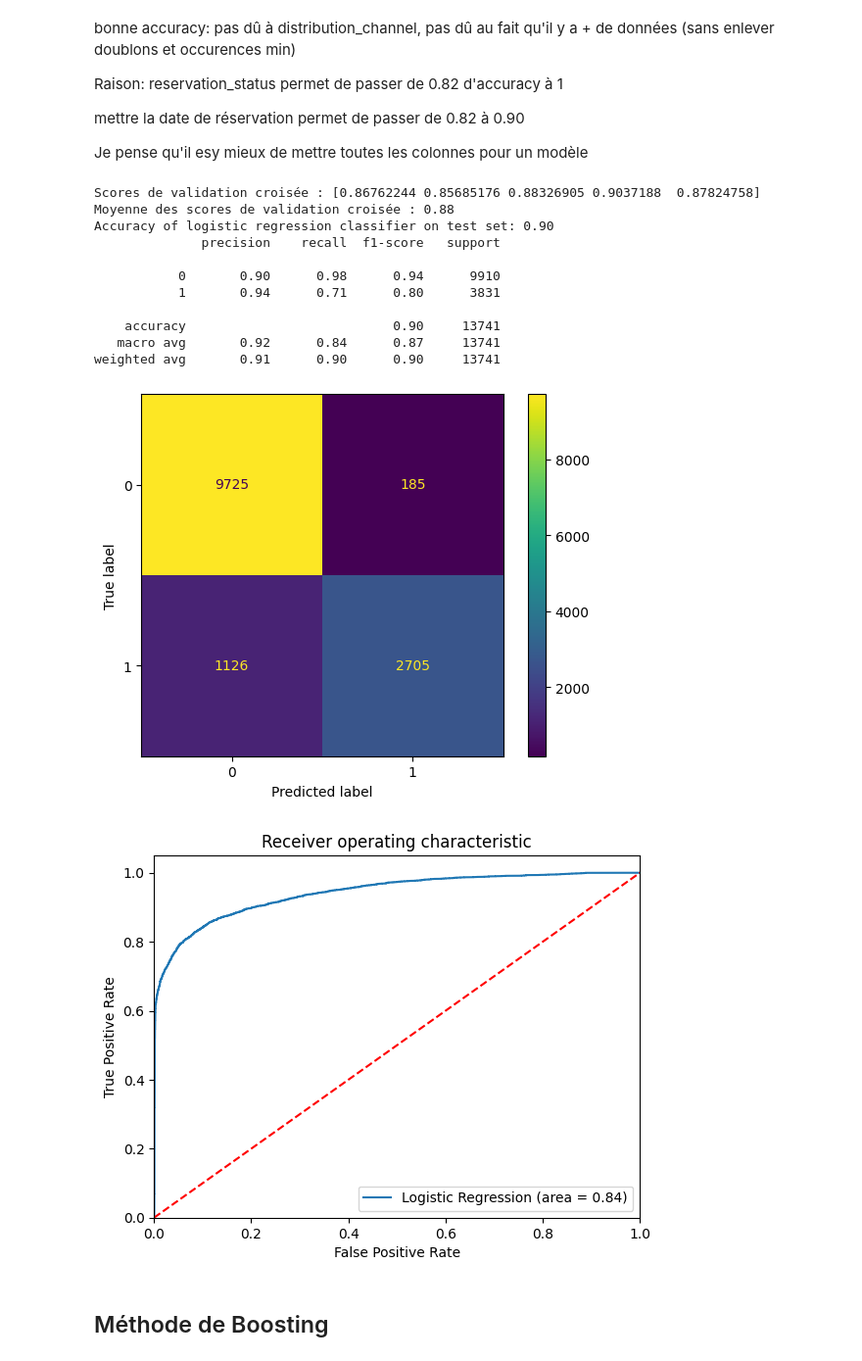
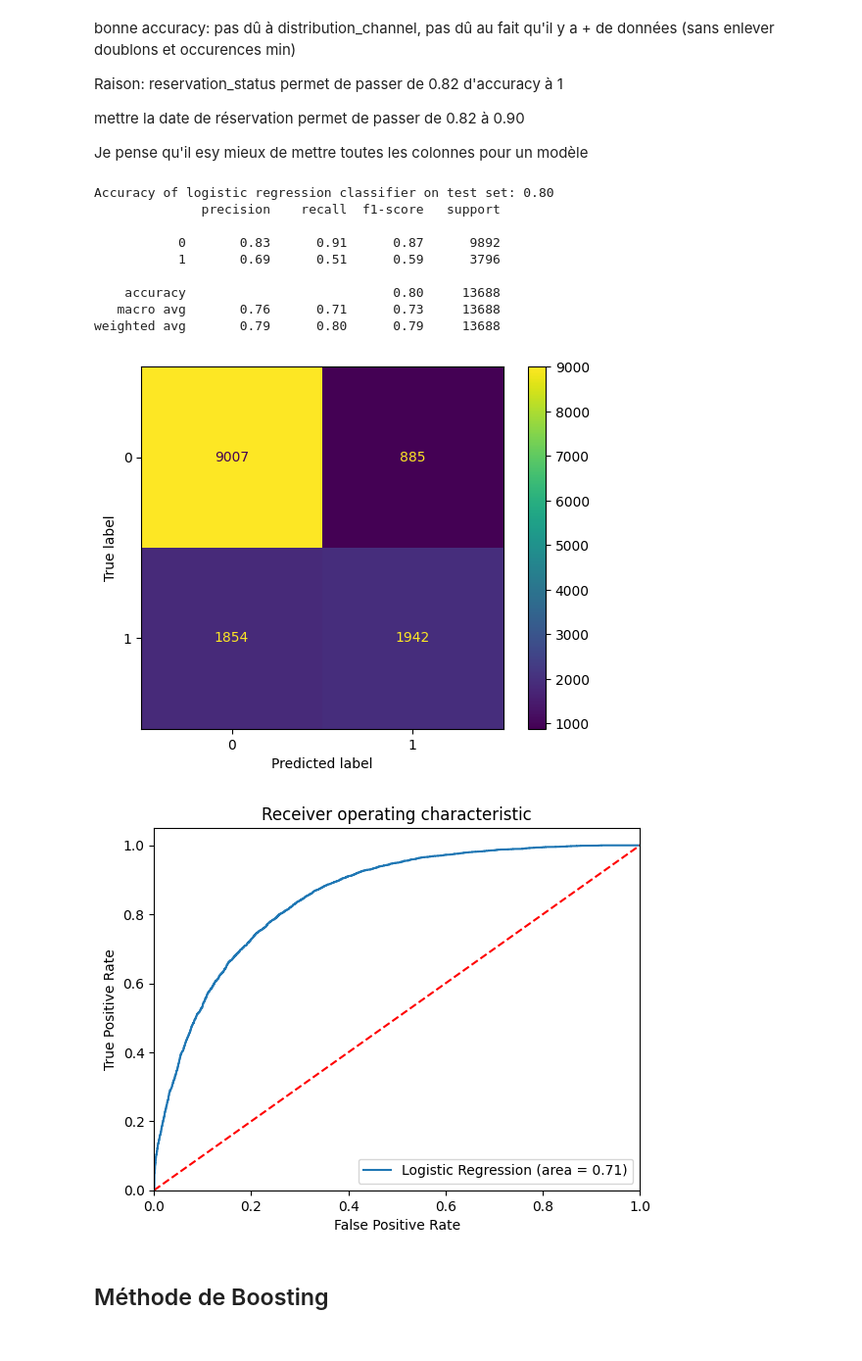
Before and after one commit to Augustin0412/projet_poster_M2, a Jupyter notebook: Python/Analyse1.ipynb, the cells around one changed output. Shown at 98% size. Saved outputs shown, nothing was run; the diff lists cells and outputs as text; code cells hidden in the pictures.

```diff
--- a/Python/Analyse1.ipynb
+++ b/Python/Analyse1.ipynb
@@ -123,18 +124,11 @@ dtype: int64
 df['arrival_date_month'] = pd.to_datetime(df.arrival_date_month, format='%B', errors='coerce').dt.month
 df['arrival_date'] = pd.to_datetime(df[['arrival_date_year','arrival_date_month','arrival_date_day_of_month']].astype(str).agg('-'.join, axis=1))
 
-df['reservation_status_date'] = pd.to_datetime(df.reservation_status_date)
-df['reservation_day'] = df['reservation_status_date'].dt.day
-df['reservation_month'] = df['reservation_status_date'].dt.month
-df['reservation_year'] = df['reservation_status_date'].dt.year
-
 df_temporel = df.copy()
-df_temporel.drop(['arrival_date_year','arrival_date_month','arrival_date_day_of_month', 'reservation_day', 'reservation_month', 'reservation_year'], axis=1, inplace=True)
+df_temporel.drop(['arrival_date_year','arrival_date_month','arrival_date_day_of_month'], axis=1, inplace=True)
 df.drop(["arrival_date"], axis=1, inplace=True)
-df.drop(["reservation_status_date"], axis=1, inplace=True)
 
 df['arrival_date_year'] = df['arrival_date_year'] - 2015
-df['reservation_year'] = df['reservation_year'] - 2015
 print(df.head())
 # print(df_temporel.head())
 # %% [output]
@@ -204,5 +198,9 @@ df_temporel['adr'] = np.log(df_temporel['adr'] + 1)
 
 df_encoded['lead_time'] = np.log(df_encoded['lead_time'] + 1)
 df_encoded['arrival_date_day_of_month'] = np.log(df_encoded['arrival_date_day_of_month'] + 1)
-df_encoded['reservation_day'] = np.log(df_encoded['reservation_day'] + 1)
 df_encoded['adr'] = np.log(df_encoded['adr'] + 1)
+
+
+df.to_csv("data/df.csv", index=False)
+df_temporel.to_csv("data/df_temporel.csv", index=False)
+df_encoded.to_csv("data/df_encoded.csv", index=False)
@@ -245,56 +222,56 @@ from sklearn.metrics import ConfusionMatrixDisplay, classification_report
 from sklearn.model_selection import train_test_split
 from sklearn.metrics import confusion_matrix
 from sklearn.metrics import roc_auc_score
 from sklearn.metrics import roc_curve
 from sklearn.model_selection import cross_val_score
 
+scores_accuracy = {}
+scores_auc = {}
+
 
 X = df_encoded.drop(['is_canceled'], axis=1)
 y = df_encoded['is_canceled']
 
 logreg = LogisticRegression()
 
-scores = cross_val_score(logreg, X, y, cv=5)
-print('Scores de validation croisée :', scores)
-print('Moyenne des scores de validation croisée : {:.2f}'.format(scores.mean()))
+X_train_l, X_test_l, y_train_l, y_test_l = train_test_split(X, y, test_size=0.2, random_state=0)
 
-X_train, X_test, y_train, y_test = train_test_split(X, y, test_size=0.2, random_state=0)
+logreg.fit(X_train_l, y_train_l)
+y_pred = logreg.predict(X_test_l)
+print('Accuracy of logistic regression classifier on test set: {:.2f}'.format(logreg.score(X_test_l, y_test_l)))
 
-logreg.fit(X_train, y_train)
-y_pred = logreg.predict(X_test)
-print('Accuracy of logistic regression classifier on test set: {:.2f}'.format(logreg.score(X_test, y_test)))
+cm = confusion_matrix(y_test_l, y_pred)
+confusion_matrix = ConfusionMatrixDisplay(cm, display_labels=logreg.classes_).plot()
+print(classification_report(y_test_l, y_pred))
 
-cm = confusion_matrix(y_test, y_pred)
-confusion_matrix = ConfusionMatrixDisplay(cm, display_labels=logreg.classes_).plot()
-print(classification_report(y_test, y_pred))
-
-logit_roc_auc = roc_auc_score(y_test, logreg.predict(X_test))
-fpr, tpr, thresholds = roc_curve(y_test, logreg.predict_proba(X_test)[:,1])
+logit_roc_auc = roc_auc_score(y_test_l, logreg.predict(X_test_l))
+fpr, tpr, thresholds = roc_curve(y_test_l, logreg.predict_proba(X_test_l)[:,1])
 plt.figure()
 plt.plot(fpr, tpr, label='Logistic Regression (area = %0.2f)' % logit_roc_auc)
 plt.plot([0, 1], [0, 1],'r--')
 plt.xlim([0.0, 1.0])
 plt.ylim([0.0, 1.05])
 plt.xlabel('False Positive Rate')
 plt.ylabel('True Positive Rate')
 plt.title('Receiver operating characteristic')
 plt.legend(loc="lower right")
 # plt.savefig('Log_ROC')
 plt.show()
+
+scores_accuracy['Logistic Regression'] = logreg.score(X_test_l, y_test_l)
+scores_auc['Logistic Regression'] = roc_auc_score(y_test_l, y_pred)
 # %% [output]
-Scores de validation croisée : [0.86762244 0.85685176 0.88326905 0.9037188  0.87824758]
-Moyenne des scores de validation croisée : 0.88
-Accuracy of logistic regression classifier on test set: 0.90
+Accuracy of logistic regression classifier on test set: 0.80
               precision    recall  f1-score   support
 
-           0       0.90      0.98      0.94      9910
-           1       0.94      0.71      0.80      3831
+           0       0.83      0.91      0.87      9892
+           1       0.69      0.51      0.59      3796
 
-    accuracy                           0.90     13741
-   macro avg       0.92      0.84      0.87     13741
-weighted avg       0.91      0.90      0.90     13741
+    accuracy                           0.80     13688
+   macro avg       0.76      0.71      0.73     13688
+weighted avg       0.79      0.80      0.79     13688
-[figure, old version]
+[figure, new version]
-[figure, old version]
+[figure, new version]
 # %% [markdown]
 ## Méthode de Boosting
 # %% [markdown]
```
Also changed, not shown: parts of 18 cells of this notebook, 7 other files.
